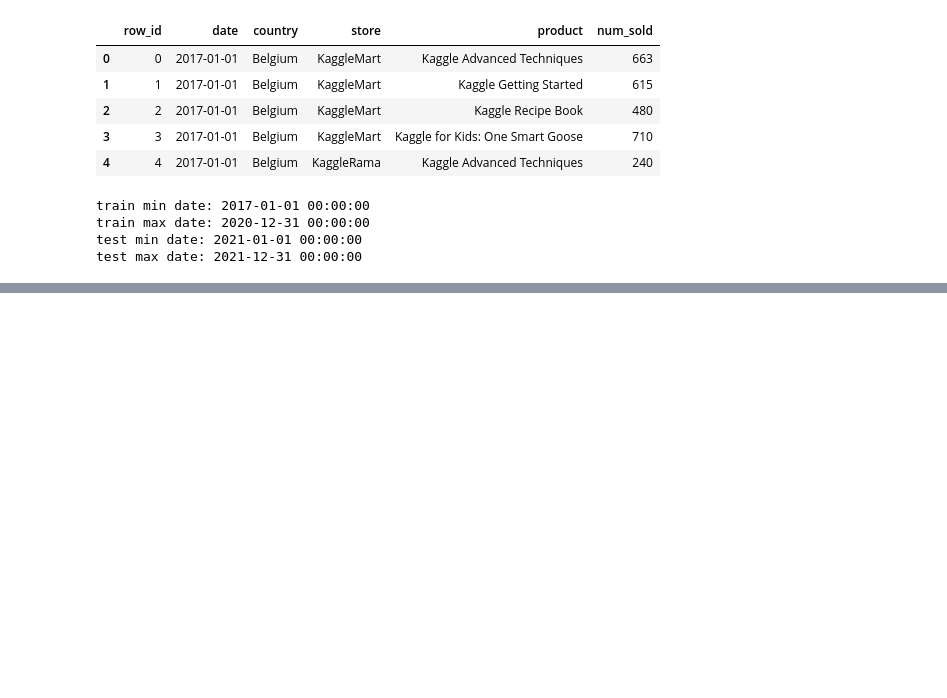
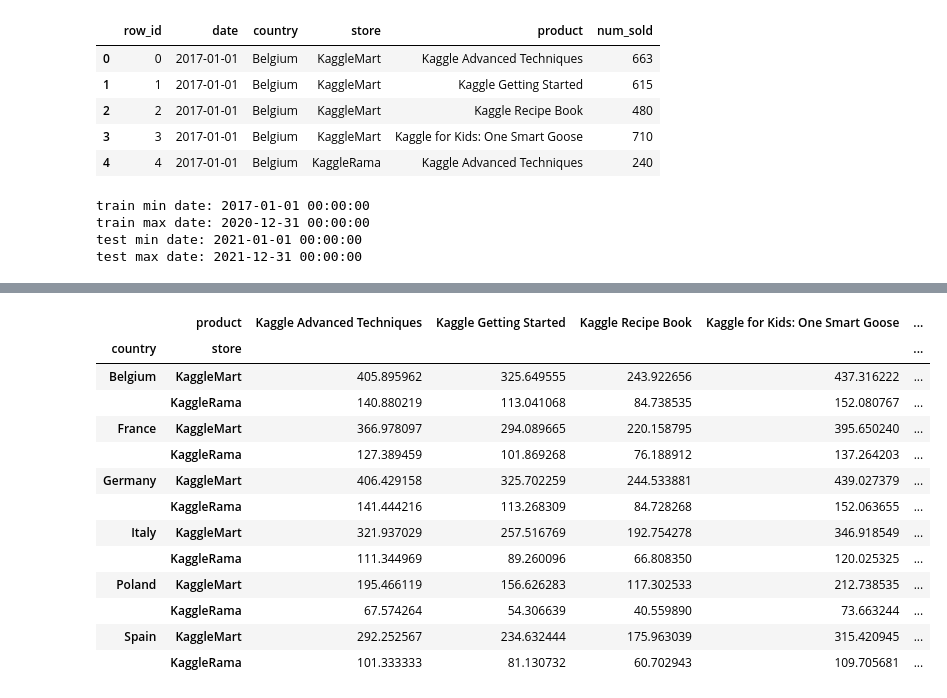
Before and after one commit to datanetai/Machine-Learning, a Jupyter notebook: tps/sep-2022/EDA.ipynb, the cells around one changed output, grey strips where cells are left out. Saved outputs shown, nothing was run; the diff lists cells and outputs as text; code cells hidden in the pictures; blank space fills up the shorter version.

```diff
--- a/tps/sep-2022/EDA.ipynb
+++ b/tps/sep-2022/EDA.ipynb
@@ -90,0 +173,23 @@ test max date: 2021-12-31 00:00:00
+# %%
+# proportion of sales for each product
+kk = train.groupby(['country', 'store', 'product']).num_sold.mean().unstack(level='product')
+unique_products = train['product'].unique()
+for i in range(1,len(unique_products)):
+    kk[unique_products[0]+':'+unique_products[i]] = kk[unique_products[0]]/kk[unique_products[i]]
+weight3 = {"Kaggle Getting Started": 1.246, "Kaggle Recipe Book":1.66 ,"Kaggle for Kids: One Smart Goose":0.928}
+kk
+# %% [output]
+|  | product | Kaggle Advanced Techniques | Kaggle Getting Started | Kaggle Recipe Book | Kaggle for Kids: One Smart Goose | ... |
+| country | store |  |  |  |  | ... |
+| Belgium | KaggleMart | 405.895962 | 325.649555 | 243.922656 | 437.316222 | ... |
+|  | KaggleRama | 140.880219 | 113.041068 | 84.738535 | 152.080767 | ... |
+| France | KaggleMart | 366.978097 | 294.089665 | 220.158795 | 395.650240 | ... |
+|  | KaggleRama | 127.389459 | 101.869268 | 76.188912 | 137.264203 | ... |
+| Germany | KaggleMart | 406.429158 | 325.702259 | 244.533881 | 439.027379 | ... |
+|  | KaggleRama | 141.444216 | 113.268309 | 84.728268 | 152.063655 | ... |
+| Italy | KaggleMart | 321.937029 | 257.516769 | 192.754278 | 346.918549 | ... |
+|  | KaggleRama | 111.344969 | 89.260096 | 66.808350 | 120.025325 | ... |
+| Poland | KaggleMart | 195.466119 | 156.626283 | 117.302533 | 212.738535 | ... |
+|  | KaggleRama | 67.574264 | 54.306639 | 40.559890 | 73.663244 | ... |
+| Spain | KaggleMart | 292.252567 | 234.632444 | 175.963039 | 315.420945 | ... |
+|  | KaggleRama | 101.333333 | 81.130732 | 60.702943 | 109.705681 | ... |
```
Also changed, not shown: parts of 16 cells of this notebook.
